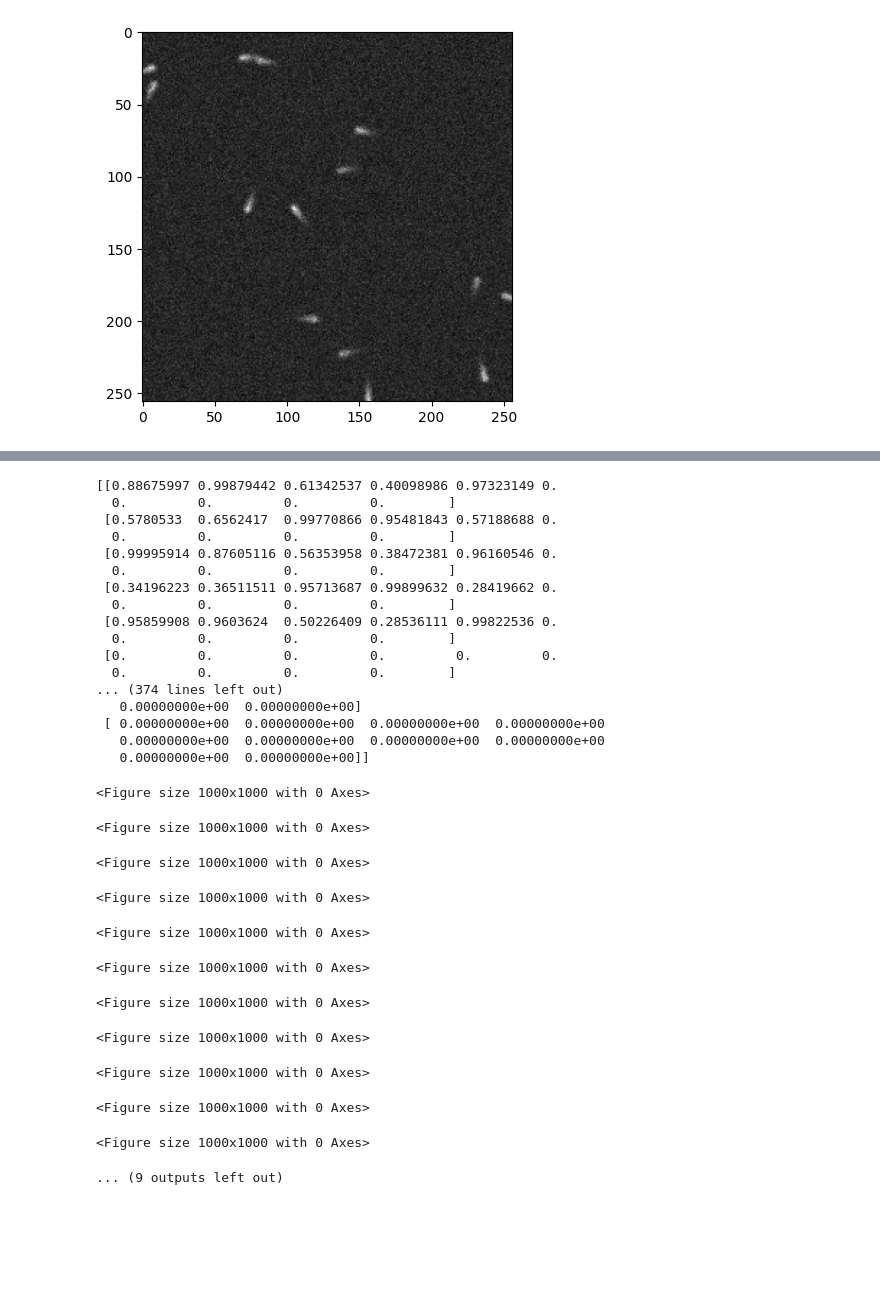
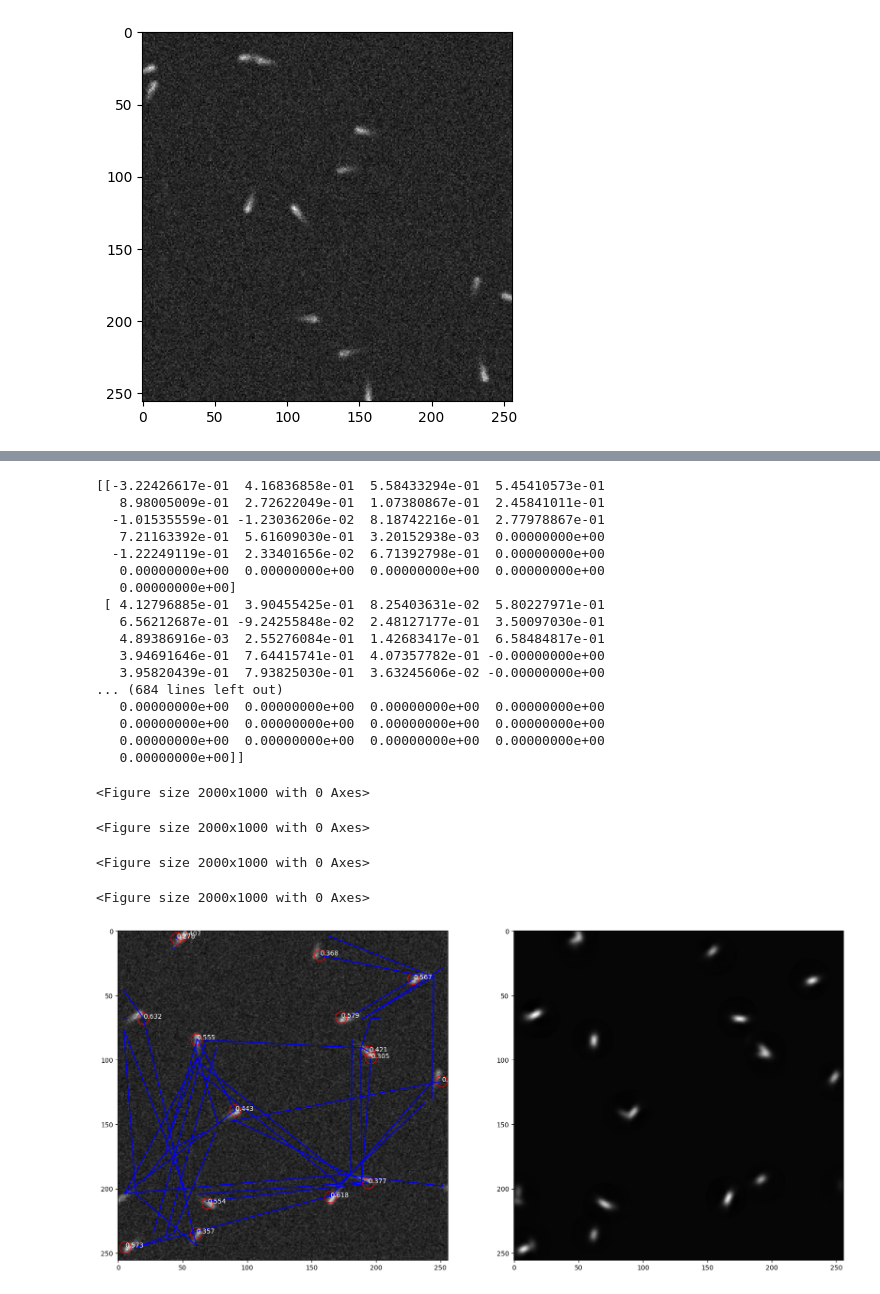
Before and after one commit to GideonJagen/ObjCentricVAE, a Jupyter notebook: test_microtubule.ipynb, the cells around one changed output, grey strips where cells are left out. Cells and saved outputs as stored; diff of their text form; code cells hidden in the pictures; blank space fills up the shorter version.

```diff
--- a/test_microtubule.ipynb
+++ b/test_microtubule.ipynb
@@ -108,7 +108,7 @@ def run_test(testset, model, combine_radius, plot_num=0, num_entities=10, pres_f
             yp_v.append(yp)
 
             if i_seq == plot_num:
-                plt.figure(figsize=(10, 10))
+                plt.figure(figsize=(20, 10))
 
             distances = []
             for j in range(xp.shape[0]):
@@ -188,6 +188,7 @@ def run_test(testset, model, combine_radius, plot_num=0, num_entities=10, pres_f
             new_attention = combine_nodes(
                 attention_to_next, combine_map_v, remove_map_v, i - 1
             )
+            #new_attention = attention_to_next.detach().cpu().numpy()
 
             if i_seq == plot_num:
                 print(new_attention)
@@ -220,6 +221,7 @@ def run_test(testset, model, combine_radius, plot_num=0, num_entities=10, pres_f
 def plot_training(model, test_loader, presence=True, trainer=''):
     # forwards pass
     # model.eval()
+
     x = next(iter(test_loader))
     x = x[:1]
     x = x.to(model.device)
@@ -252,9 +254,7 @@ def plot_training(model, test_loader, presence=True, trainer=''):
         cmap="gray",
     )
     plt.title("Reconstruction")
-    if trainer:
-        if trainer.current_epoch % 50 == 0:
-            plt.savefig(f"../results/training/fig_{trainer.current_epoch}.png")
+    plt.savefig(f"../results/training/fig_{trainer.current_epoch}.png")
 
     return plt
 # %%
@@ -420,42 +443,35 @@ plt.show()
 # %%
 run_test(
     test,
     model,
-    combine_radius=8,
-    plot_num=1,
-    num_entities=10,
-    pres_floor=0.6,
-    tra_floor=0.985,
+    combine_radius=0.1,
+    plot_num=0,
+    num_entities=25,
+    pres_floor=0.25,
+    tra_floor=0.8
     )
 # %% [output]
-[[0.88675997 0.99879442 0.61342537 0.40098986 0.97323149 0.
-  0.         0.         0.         0.        ]
- [0.5780533  0.6562417  0.99770866 0.95481843 0.57188688 0.
-  0.         0.         0.         0.        ]
- [0.99995914 0.87605116 0.56353958 0.38472381 0.96160546 0.
-  0.         0.         0.         0.        ]
- [0.34196223 0.36511511 0.95713687 0.99899632 0.28419662 0.
-  0.         0.         0.         0.        ]
- [0.95859908 0.9603624  0.50226409 0.28536111 0.99822536 0.
-  0.         0.         0.         0.        ]
- [0.         0.         0.         0.         0.         0.
-  0.         0.         0.         0.        ]
-... (374 lines left out)
-   0.00000000e+00  0.00000000e+00]
- [ 0.00000000e+00  0.00000000e+00  0.00000000e+00  0.00000000e+00
+[[-3.22426617e-01  4.16836858e-01  5.58433294e-01  5.45410573e-01
+   8.98005009e-01  2.72622049e-01  1.07380867e-01  2.45841011e-01
+  -1.01535559e-01 -1.23036206e-02  8.18742216e-01  2.77978867e-01
+   7.21163392e-01  5.61609030e-01  3.20152938e-03  0.00000000e+00
+  -1.22249119e-01  2.33401656e-02  6.71392798e-01  0.00000000e+00
    0.00000000e+00  0.00000000e+00  0.00000000e+00  0.00000000e+00
-   0.00000000e+00  0.00000000e+00]]
+   0.00000000e+00]
+ [ 4.12796885e-01  3.90455425e-01  8.25403631e-02  5.80227971e-01
+   6.56212687e-01 -9.24255848e-02  2.48127177e-01  3.50097030e-01
+   4.89386916e-03  2.55276084e-01  1.42683417e-01  6.58484817e-01
+   3.94691646e-01  7.64415741e-01  4.07357782e-01 -0.00000000e+00
+   3.95820439e-01  7.93825030e-01  3.63245606e-02 -0.00000000e+00
+... (684 lines left out)
+   0.00000000e+00  0.00000000e+00  0.00000000e+00  0.00000000e+00
+   0.00000000e+00  0.00000000e+00  0.00000000e+00  0.00000000e+00
+   0.00000000e+00  0.00000000e+00  0.00000000e+00  0.00000000e+00
+   0.00000000e+00]]
-<Figure size 1000x1000 with 0 Axes>
+<Figure size 2000x1000 with 0 Axes>
-<Figure size 1000x1000 with 0 Axes>
+<Figure size 2000x1000 with 0 Axes>
-<Figure size 1000x1000 with 0 Axes>
+<Figure size 2000x1000 with 0 Axes>
-<Figure size 1000x1000 with 0 Axes>
+<Figure size 2000x1000 with 0 Axes>
-<Figure size 1000x1000 with 0 Axes>
-<Figure size 1000x1000 with 0 Axes>
-<Figure size 1000x1000 with 0 Axes>
-<Figure size 1000x1000 with 0 Axes>
-<Figure size 1000x1000 with 0 Axes>
-<Figure size 1000x1000 with 0 Axes>
-<Figure size 1000x1000 with 0 Axes>
-... (9 outputs left out)
+[figure, added]
 # %%
 torch.save(model.state_dict(), "../state_dicts/model-microtubuler-256px-10.pth")
```
Also changed, not shown: parts of 5 cells of this notebook, 6 other files.
